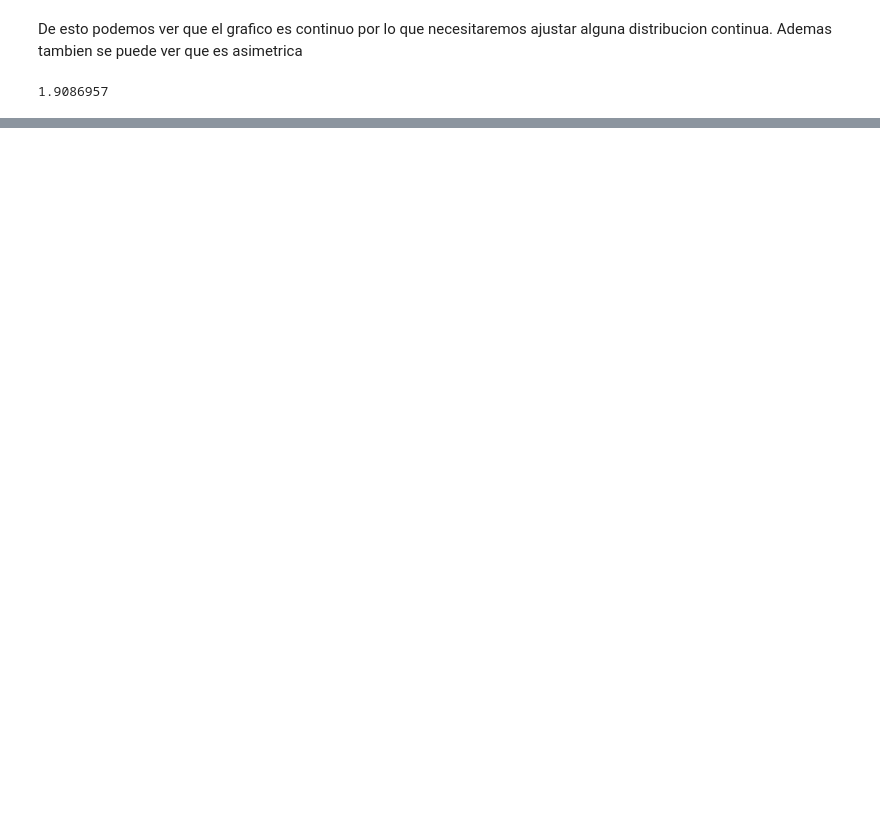
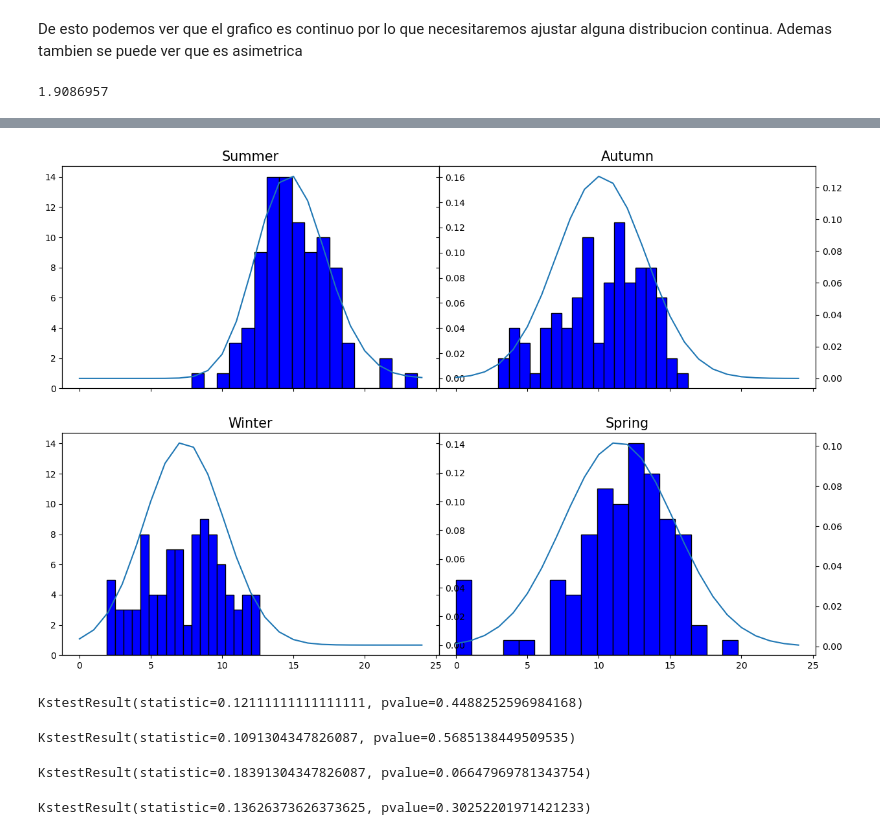
Before and after one commit to Spun1/INFO-274, a Jupyter notebook: lab3/Laboratorio3_2020.ipynb, the cells around one changed output, grey strips where cells are left out. Saved outputs shown, nothing was run; the diff lists cells and outputs as text; code cells hidden in the pictures; blank space fills up the shorter version.

```diff
--- a/lab3/Laboratorio3_2020.ipynb
+++ b/lab3/Laboratorio3_2020.ipynb
@@ -634,0 +701,80 @@ scipy.stats.lognorm.fit(datos1_unit)
+# %%
+#ya que en la base de datos hay entradas vacías tenemos que setear esas entradas en 0
+for i in range(0, len(Spring['Ts_Valor'])):
+    if np.isnan(Spring['Ts_Valor'][i]):
+        Spring['Ts_Valor'][i] = 0
+# %%
+#Seasons histograms
+fig, ax = plt.subplots(2, 2,figsize=(15, 10), dpi=100, sharex=True, sharey=True, gridspec_kw={'wspace': 0})
+
+# SUMMER
+ax[0,0].hist(Summer['Ts_Valor'], color = 'blue', edgecolor = 'black', bins=(Summer['Ts_Valor'].count()//5))
+ax[0,0].set_title('Summer', fontsize=15)
+ax2 = ax[0,0].twinx();
+args_summer = scipy.stats.lognorm.fit(Summer['Ts_Valor'])
+vec = list(range(25))
+pvec = []
+for i in vec:
+    pvec.append(scipy.stats.lognorm.pdf(x=i,s=args_summer[0],scale=args_summer[2],loc=args_summer[1]))
+ax2.plot(vec,pvec);
+
+#AUTUMN
+ax[0,1].hist(Autumn['Ts_Valor'], color = 'blue', edgecolor = 'black', bins=(Autumn['Ts_Valor'].count()//5))
+ax[0,1].set_title('Autumn', fontsize=15)
+ax2 = ax[0,1].twinx();
+args_autumn = scipy.stats.lognorm.fit(Autumn['Ts_Valor'])
+vec = list(range(25))
+pvec = []
+for i in vec:
+    pvec.append(scipy.stats.lognorm.pdf(x=i,s=args_autumn[0],scale=args_autumn[2],loc=args_autumn[1]))
+ax2.plot(vec,pvec);
+
+#WINTER
+ax[1,0].hist(Winter['Ts_Valor'], color = 'blue', edgecolor = 'black', bins=(Winter['Ts_Valor'].count()//5))
+ax[1,0].set_title('Winter', fontsize=15)
+ax2 = ax[1,0].twinx();
+args_winter = scipy.stats.lognorm.fit(Winter['Ts_Valor'])
+vec = list(range(25))
+pvec = []
+for i in vec:
+    pvec.append(scipy.stats.lognorm.pdf(x=i,s=args_winter[0],scale=args_winter[2],loc=args_winter[1]))
+ax2.plot(vec,pvec);
+
+#SPRING
+ax[1,1].hist(Spring['Ts_Valor'], color = 'blue', edgecolor = 'black', bins=(Spring['Ts_Valor'].count()//5))
+ax[1,1].set_title('Spring', fontsize=15)
+ax2 = ax[1,1].twinx();
+args_spring = scipy.stats.lognorm.fit(Spring['Ts_Valor'])
+vec = list(range(25))
+pvec = []
+for i in vec:
+    pvec.append(scipy.stats.lognorm.pdf(x=i,s=args_spring[0],scale=args_spring[2],loc=args_spring[1]))
+ax2.plot(vec,pvec);
+
+plt.show()
+# %% [output]
+[figure, added]
+# %%
+datos2_summer = scipy.stats.lognorm.rvs(*args_summer,size=100)
+
+scipy.stats.kstest(Summer['Ts_Valor'], datos2_summer)
+# %% [output]
+KstestResult(statistic=0.12111111111111111, pvalue=0.4488252596984168)
+# %%
+datos2_autumn = scipy.stats.lognorm.rvs(*args_autumn,size=100)
+
+scipy.stats.kstest(Autumn['Ts_Valor'], datos2_autumn)
+# %% [output]
+KstestResult(statistic=0.1091304347826087, pvalue=0.5685138449509535)
+# %%
+datos2_winter = scipy.stats.lognorm.rvs(*args_winter,size=100)
+
+scipy.stats.kstest(Winter['Ts_Valor'], datos2_winter)
+# %% [output]
+KstestResult(statistic=0.18391304347826087, pvalue=0.06647969781343754)
+# %%
+datos2_spring = scipy.stats.lognorm.rvs(*args_spring,size=100)
+
+scipy.stats.kstest(Spring['Ts_Valor'], datos2_spring)
+# %% [output]
+KstestResult(statistic=0.13626373626373625, pvalue=0.30252201971421233)
```
Also changed, not shown: parts of 34 cells of this notebook.
